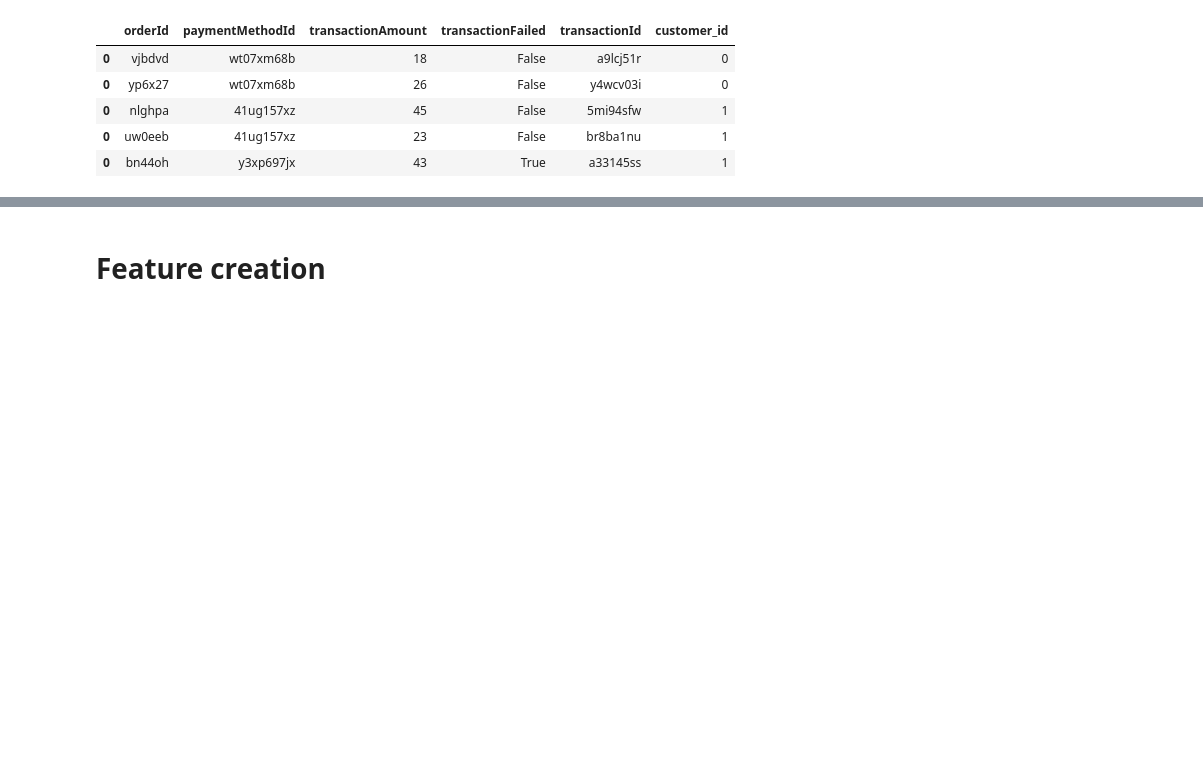
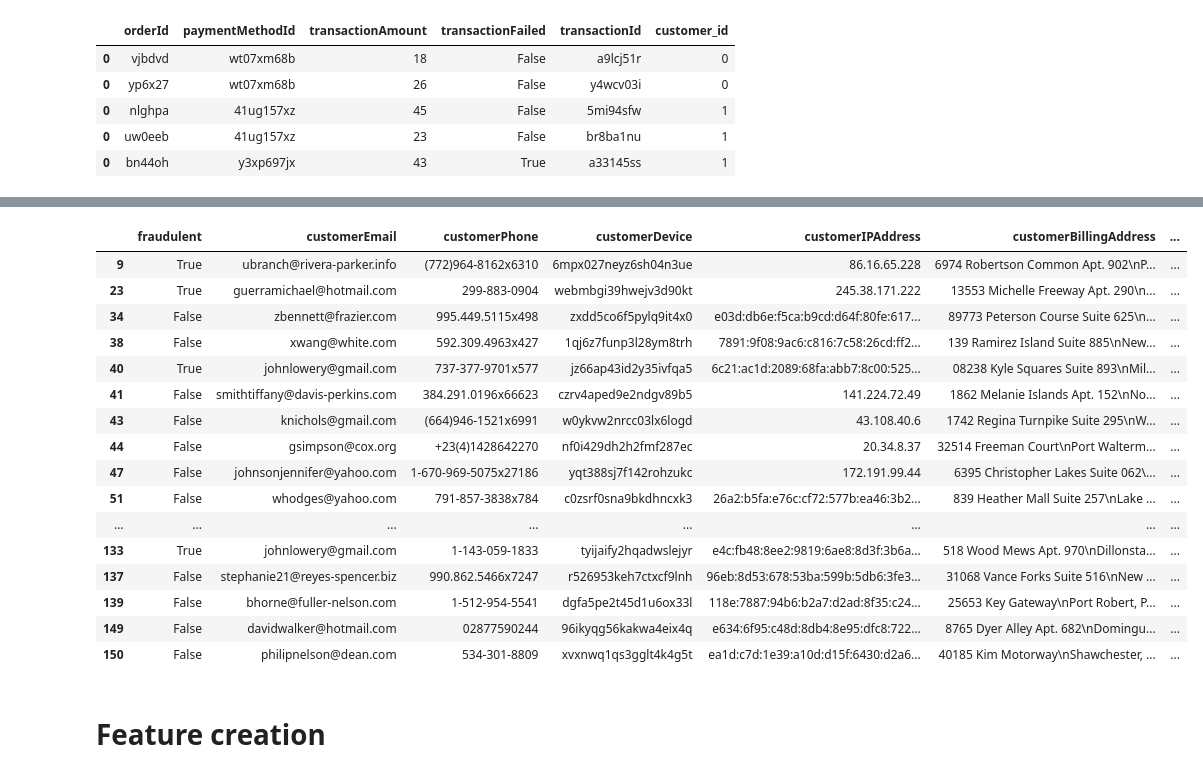
Before and after one commit to azawalich/unravelin-code-test-data-science, a Jupyter notebook: zadanie.ipynb, the cells around one changed output, grey strips where cells are left out. Cells and saved outputs as stored; diff of their text form; code cells hidden in the pictures; blank space fills up the shorter version.

```diff
--- a/zadanie.ipynb
+++ b/zadanie.ipynb
@@ -73,0 +94,3 @@ transactions_df.head()
+# %%
+no_order_customers = set(customers_df['customer_id']) - set(orders_df['customer_id'])
+print('Klienci bez żadnych zamówień (łącznie: {}):\n{}'.format(len(no_order_customers), sorted(list(no_order_customers))))
@@ -73,0 +106,3 @@ transactions_df.head()
+# %%
+no_transactions_customers = set(customers_df['customer_id']) - set(transactions_df['customer_id'])
+print('Klienci bez żadnej transakcji (łącznie: {}):\n{}'.format(len(no_transactions_customers), sorted(list(no_transactions_customers))))
@@ -73,0 +134,20 @@ transactions_df.head()
+# %%
+customers_df[customers_df['customer_id'].isin(no_order_customers.intersection(no_transactions_customers))]
+# %% [output]
+|  | fraudulent | customerEmail | customerPhone | customerDevice | customerIPAddress | customerBillingAddress | ... |
+| 9 | True | ubranch@rivera-parker.info | (772)964-8162x6310 | 6mpx027neyz6sh04n3ue | 86.16.65.228 | 6974 Robertson Common Apt. 902\nP... | ... |
+| 23 | True | guerramichael@hotmail.com | 299-883-0904 | webmbgi39hwejv3d90kt | 245.38.171.222 | 13553 Michelle Freeway Apt. 290\n... | ... |
+| 34 | False | zbennett@frazier.com | 995.449.5115x498 | zxdd5co6f5pylq9it4x0 | e03d:db6e:f5ca:b9cd:d64f:80fe:617... | 89773 Peterson Course Suite 625\n... | ... |
+| 38 | False | xwang@white.com | 592.309.4963x427 | 1qj6z7funp3l28ym8trh | 7891:9f08:9ac6:c816:7c58:26cd:ff2... | 139 Ramirez Island Suite 885\nNew... | ... |
+| 40 | True | johnlowery@gmail.com | 737-377-9701x577 | jz66ap43id2y35ivfqa5 | 6c21:ac1d:2089:68fa:abb7:8c00:525... | 08238 Kyle Squares Suite 893\nMil... | ... |
+| 41 | False | smithtiffany@davis-perkins.com | 384.291.0196x66623 | czrv4aped9e2ndgv89b5 | 141.224.72.49 | 1862 Melanie Islands Apt. 152\nNo... | ... |
+| 43 | False | knichols@gmail.com | (664)946-1521x6991 | w0ykvw2nrcc03lx6logd | 43.108.40.6 | 1742 Regina Turnpike Suite 295\nW... | ... |
+| 44 | False | gsimpson@cox.org | +23(4)1428642270 | nf0i429dh2h2fmf287ec | 20.34.8.37 | 32514 Freeman Court\nPort Walterm... | ... |
+| 47 | False | johnsonjennifer@yahoo.com | 1-670-969-5075x27186 | yqt388sj7f142rohzukc | 172.191.99.44 | 6395 Christopher Lakes Suite 062\... | ... |
+| 51 | False | whodges@yahoo.com | 791-857-3838x784 | c0zsrf0sna9bkdhncxk3 | 26a2:b5fa:e76c:cf72:577b:ea46:3b2... | 839 Heather Mall Suite 257\nLake ... | ... |
+| ... | ... | ... | ... | ... | ... | ... | ... |
+| 133 | True | johnlowery@gmail.com | 1-143-059-1833 | tyijaify2hqadwslejyr | e4c:fb48:8ee2:9819:6ae8:8d3f:3b6a... | 518 Wood Mews Apt. 970\nDillonsta... | ... |
+| 137 | False | stephanie21@reyes-spencer.biz | 990.862.5466x7247 | r526953keh7ctxcf9lnh | 96eb:8d53:678:53ba:599b:5db6:3fe3... | 31068 Vance Forks Suite 516\nNew ... | ... |
+| 139 | False | bhorne@fuller-nelson.com | 1-512-954-5541 | dgfa5pe2t45d1u6ox33l | 118e:7887:94b6:b2a7:d2ad:8f35:c24... | 25653 Key Gateway\nPort Robert, P... | ... |
+| 149 | False | davidwalker@hotmail.com | 02877590244 | 96ikyqg56kakwa4eix4q | e634:6f95:c48d:8db4:8e95:dfc8:722... | 8765 Dyer Alley Apt. 682\nDomingu... | ... |
+| 150 | False | philipnelson@dean.com | 534-301-8809 | xvxnwq1qs3gglt4k4g5t | ea1d:c7d:1e39:a10d:d15f:6430:d2a6... | 40185 Kim Motorway\nShawchester, ... | ... |
```
Also changed, not shown: parts of 15 cells of this notebook.
